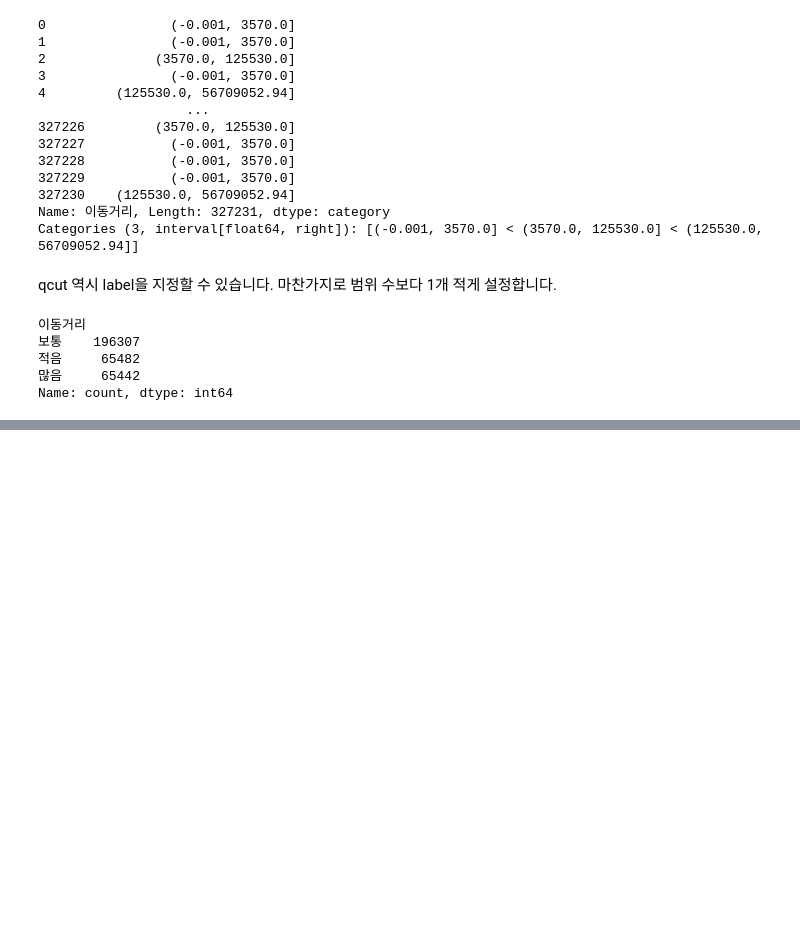
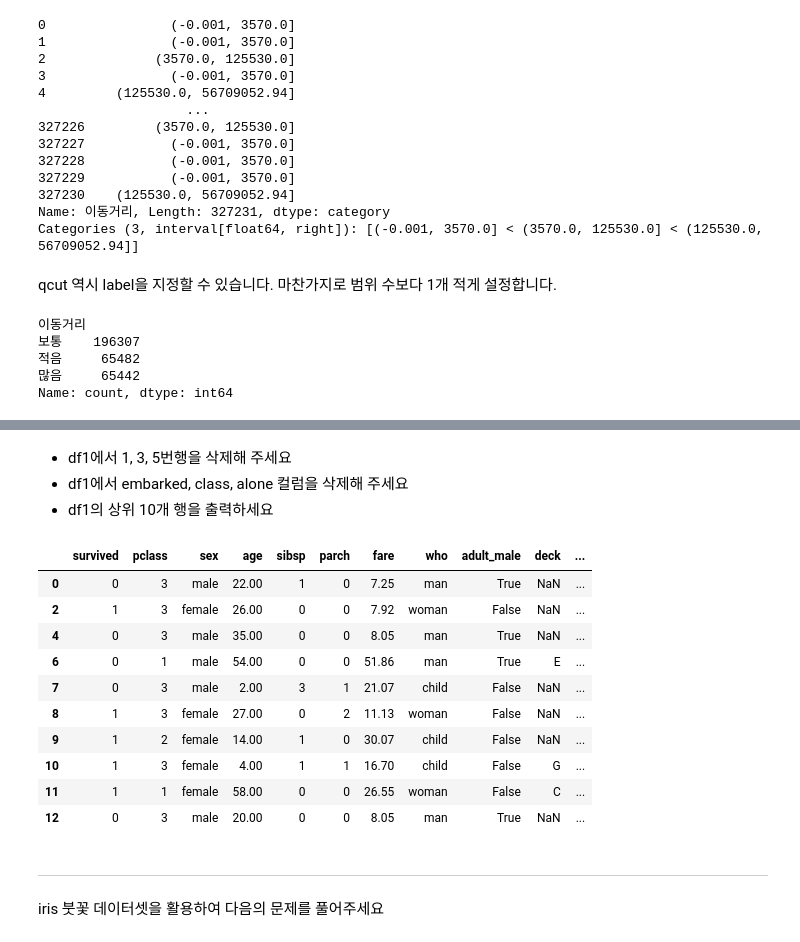
Before and after one commit to froggy-hyun/pandas_note, a Jupyter notebook: 05. 데이터 전처리, 추가, 삭제, 변환(with타이타닉호, 공공 데이터).ipynb, the cells around one changed output, grey strips where cells are left out. Cells and saved outputs as stored; diff of their text form; code cells hidden in the pictures; blank space fills up the shorter version.

```diff
--- a/05. 데이터 전처리, 추가, 삭제, 변환(with타이타닉호, 공공 데이터).ipynb
+++ b/05. 데이터 전처리, 추가, 삭제, 변환(with타이타닉호, 공공 데이터).ipynb
@@ -711,0 +714,18 @@ Name: count, dtype: int64
+# %%
+from IPython.display import Image
+import numpy as np
+import pandas as pd
+import seaborn as sns
+import warnings
+
+# warning 무시
+warnings.filterwarnings('ignore')
+
+# e notation 표현 방식 변경
+pd.options.display.float_format = '{:.2f}'.format
+
+# 모든 컬럼 표시
+pd.set_option('display.max_columns', None)
+
+df = sns.load_dataset('titanic')
+df.head()
@@ -711,0 +739,27 @@ Name: count, dtype: int64
+# %% [markdown]
+- df1에서 1, 3, 5번행을 삭제해 주세요
+- df1에서 embarked, class, alone 컬럼을 삭제해 주세요
+- df1의 상위 10개 행을 출력하세요
+# %%
+# df 데이터프레임 복제
+df1 = df.copy()
+# %%
+df1 = df1.drop([1, 3, 5])
+df1 = df1.drop(['embarked', 'class', 'alone'], axis=1)
+df1.head(10)
+# %% [output]
+|  | survived | pclass | sex | age | sibsp | parch | fare | who | adult_male | deck | ... |
+| 0 | 0 | 3 | male | 22.00 | 1 | 0 | 7.25 | man | True | NaN | ... |
+| 2 | 1 | 3 | female | 26.00 | 0 | 0 | 7.92 | woman | False | NaN | ... |
+| 4 | 0 | 3 | male | 35.00 | 0 | 0 | 8.05 | man | True | NaN | ... |
+| 6 | 0 | 1 | male | 54.00 | 0 | 0 | 51.86 | man | True | E | ... |
+| 7 | 0 | 3 | male | 2.00 | 3 | 1 | 21.07 | child | False | NaN | ... |
+| 8 | 1 | 3 | female | 27.00 | 0 | 2 | 11.13 | woman | False | NaN | ... |
+| 9 | 1 | 2 | female | 14.00 | 1 | 0 | 30.07 | child | False | NaN | ... |
+| 10 | 1 | 3 | female | 4.00 | 1 | 1 | 16.70 | child | False | G | ... |
+| 11 | 1 | 1 | female | 58.00 | 0 | 0 | 26.55 | woman | False | C | ... |
+| 12 | 0 | 3 | male | 20.00 | 0 | 0 | 8.05 | man | True | NaN | ... |
+# %% [markdown]
+---
+# %% [markdown]
+iris 붓꽃 데이터셋을 활용하여 다음의 문제를 풀어주세요
```
Also changed, not shown: parts of 24 cells of this notebook.
